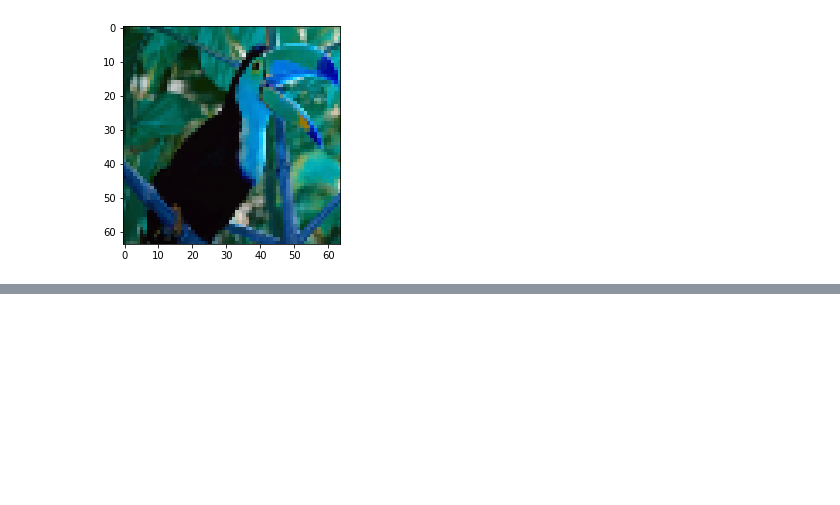
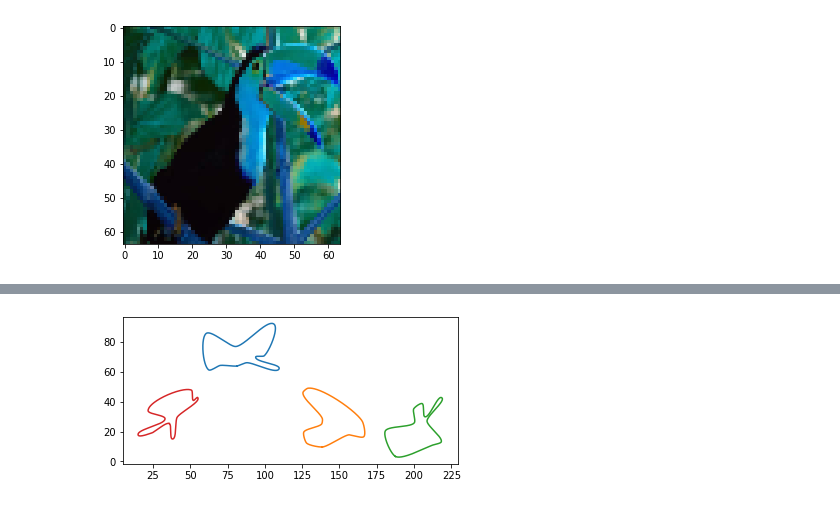
Before and after one commit to anismehrab/MULTIPSE, a Jupyter notebook: train.ipynb, the cells around one changed output, grey strips where cells are left out. Drawn from its saved outputs; the diff is of its cells as text; code cells hidden in the pictures; blank space fills up the shorter version.

```diff
--- a/train.ipynb
+++ b/train.ipynb
@@ -192,0 +324,16 @@ plt.imshow(img)
+# %%
+fig, ax = plt.subplots()
+ax.set_aspect("equal")
+
+rad = 0.2
+edgy = 0.05
+
+for c in np.array([[60,50], [120,0], [170,0], [10,1]]):
+
+    a = get_random_points(n=10, scale=50) + c
+    x,y, _ = get_bezier_curve(a,rad=rad, edgy=edgy)
+    plt.plot(x,y)
+
+plt.show()
+# %% [output]
+[figure, added]
```
Also changed, not shown: parts of 13 cells of this notebook, 12 other files.
